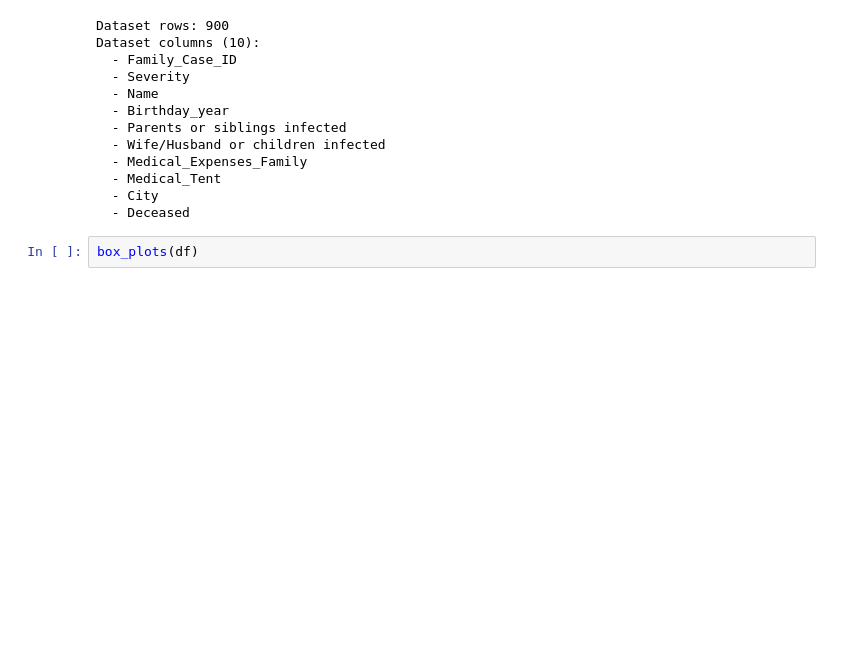
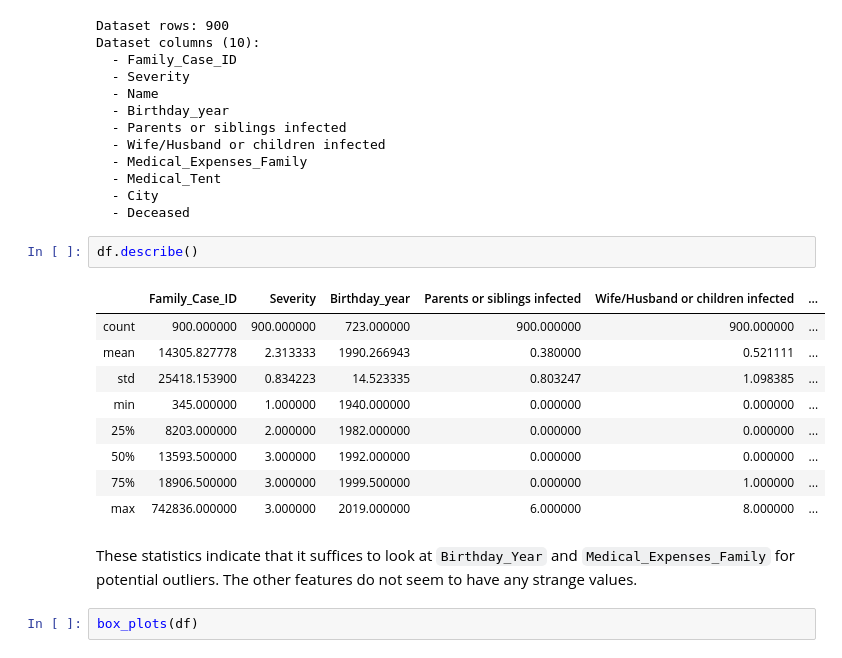
Before and after one commit to mrmachatschek/pandemic_survival_prediction, a Jupyter notebook: FinalReport.ipynb, the cells around one changed output. Drawn from its saved outputs; the diff is of its cells as text; blank space fills up the shorter version.

```diff
--- a/FinalReport.ipynb
+++ b/FinalReport.ipynb
@@ -45,6 +45,20 @@ Dataset columns (10):
   - Medical_Tent
   - City
   - Deceased
+# %%
+df.describe()
+# %% [output]
+|  | Family_Case_ID | Severity | Birthday_year | Parents or siblings infected | Wife/Husband or children infected | ... |
+| count | 900.000000 | 900.000000 | 723.000000 | 900.000000 | 900.000000 | ... |
+| mean | 14305.827778 | 2.313333 | 1990.266943 | 0.380000 | 0.521111 | ... |
+| std | 25418.153900 | 0.834223 | 14.523335 | 0.803247 | 1.098385 | ... |
+| min | 345.000000 | 1.000000 | 1940.000000 | 0.000000 | 0.000000 | ... |
+| 25% | 8203.000000 | 2.000000 | 1982.000000 | 0.000000 | 0.000000 | ... |
+| 50% | 13593.500000 | 3.000000 | 1992.000000 | 0.000000 | 0.000000 | ... |
+| 75% | 18906.500000 | 3.000000 | 1999.500000 | 0.000000 | 1.000000 | ... |
+| max | 742836.000000 | 3.000000 | 2019.000000 | 6.000000 | 8.000000 | ... |
+# %% [markdown]
+These statistics indicate that it suffices to look at `Birthday_Year` and `Medical_Expenses_Family` for potential outliers. The other features do not seem to have any strange values.
 # %%
 box_plots(df)
 # %% [output]
```
Also changed, not shown: parts of 9 cells of this notebook, 11 other files.
